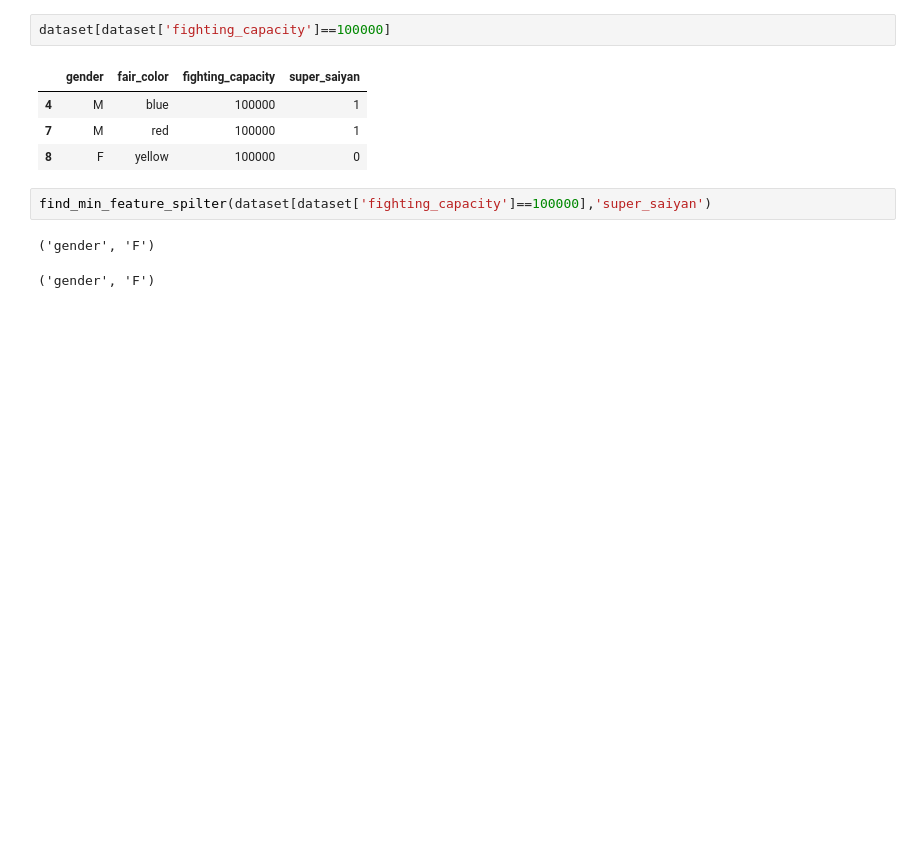
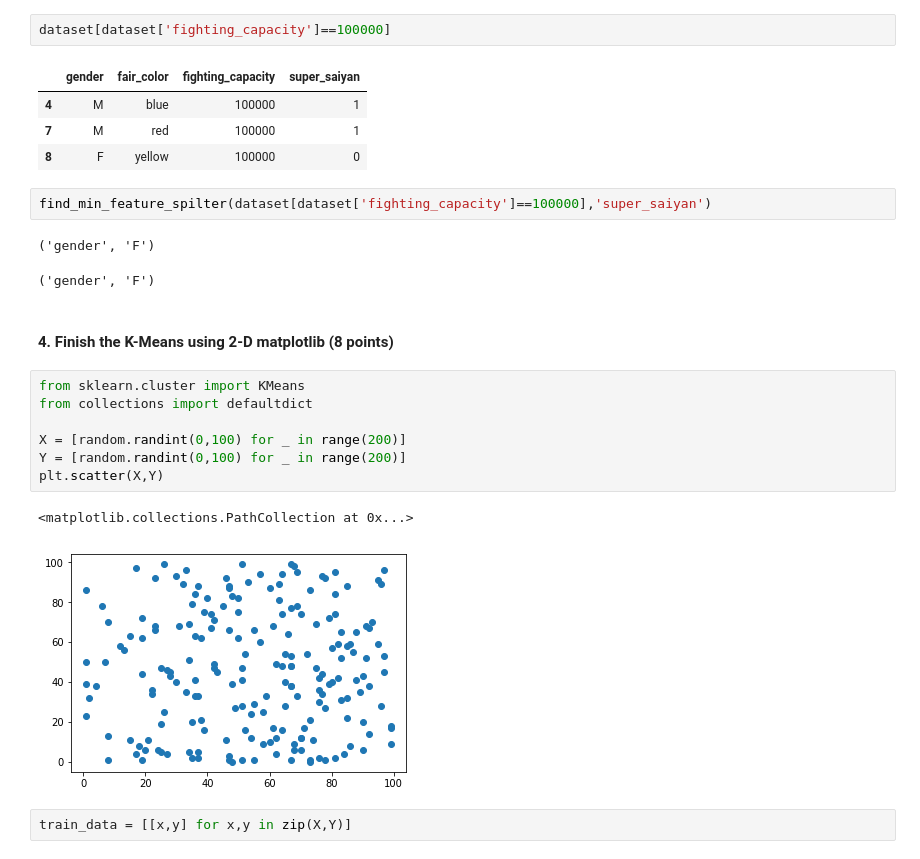
Before and after one commit to AiGoku/NLPTravel, a Jupyter notebook: Assignment-3/Assignment-3.ipynb, the cells around one changed output. Saved outputs shown, nothing was run; the diff lists cells and outputs as text; blank space fills up the shorter version.

```diff
--- a/Assignment-3/Assignment-3.ipynb
+++ b/Assignment-3/Assignment-3.ipynb
@@ -170,3 +170,17 @@ find_min_feature_spilter(dataset[dataset['fighting_capacity']==100000],'super_sa
 # %% [output]
 ('gender', 'F')
 ('gender', 'F')
+# %% [markdown]
+#### 4. Finish the K-Means using 2-D matplotlib (8 points)
+# %%
+from sklearn.cluster import KMeans
+from collections import defaultdict
+
+X = [random.randint(0,100) for _ in range(200)]
+Y = [random.randint(0,100) for _ in range(200)]
+plt.scatter(X,Y)
+# %% [output]
+<matplotlib.collections.PathCollection at 0x...>
+[figure, added]
+# %%
+train_data = [[x,y] for x,y in zip(X,Y)]
```
Also changed, not shown: parts of 23 cells of this notebook.
